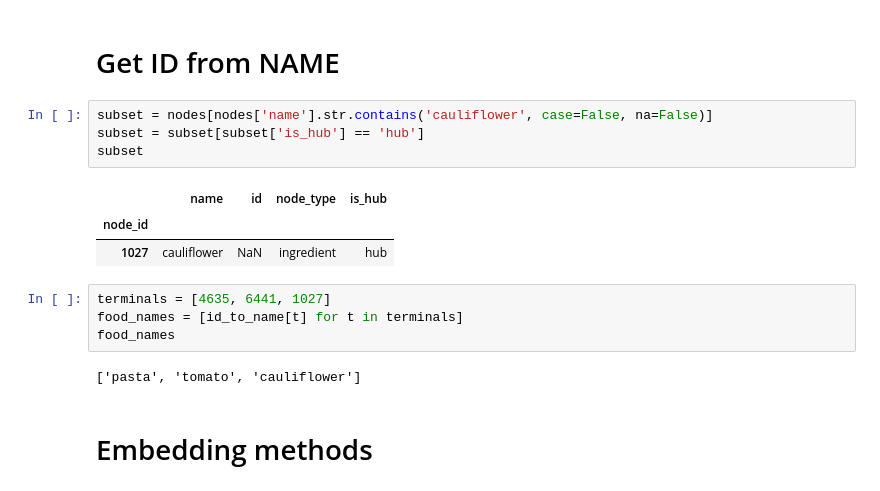
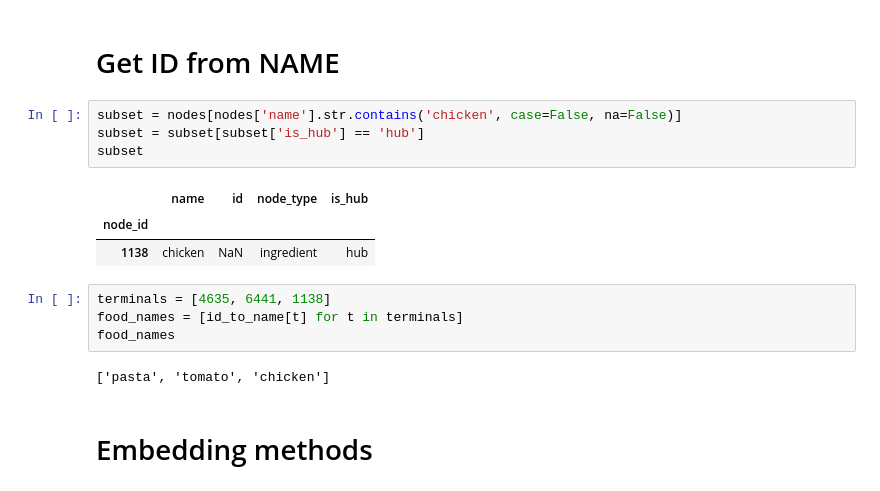
Before and after one commit to Marcrulo/ElevateMyDish, a Jupyter notebook: src/main.ipynb, the cells around one changed output. Cells and saved outputs as stored; diff of their text form.

```diff
--- a/src/main.ipynb
+++ b/src/main.ipynb
@@ -57,19 +63,19 @@ Removed 0 isolated nodes
 # %% [markdown]
 # Get ID from NAME
 # %%
-subset = nodes[nodes['name'].str.contains('cauliflower', case=False, na=False)]
+subset = nodes[nodes['name'].str.contains('chicken', case=False, na=False)]
 subset = subset[subset['is_hub'] == 'hub']
 subset
 # %% [output]
 |  | name | id | node_type | is_hub |
 | node_id |  |  |  |  |
-| 1027 | cauliflower | NaN | ingredient | hub |
+| 1138 | chicken | NaN | ingredient | hub |
 # %%
-terminals = [4635, 6441, 1027]
+terminals = [4635, 6441, 1138]
 food_names = [id_to_name[t] for t in terminals]
 food_names
 # %% [output]
-['pasta', 'tomato', 'cauliflower']
+['pasta', 'tomato', 'chicken']
 # %% [markdown]
 # Embedding methods
 # %%
```
Also changed, not shown: parts of 10 cells of this notebook, 3 other files.
